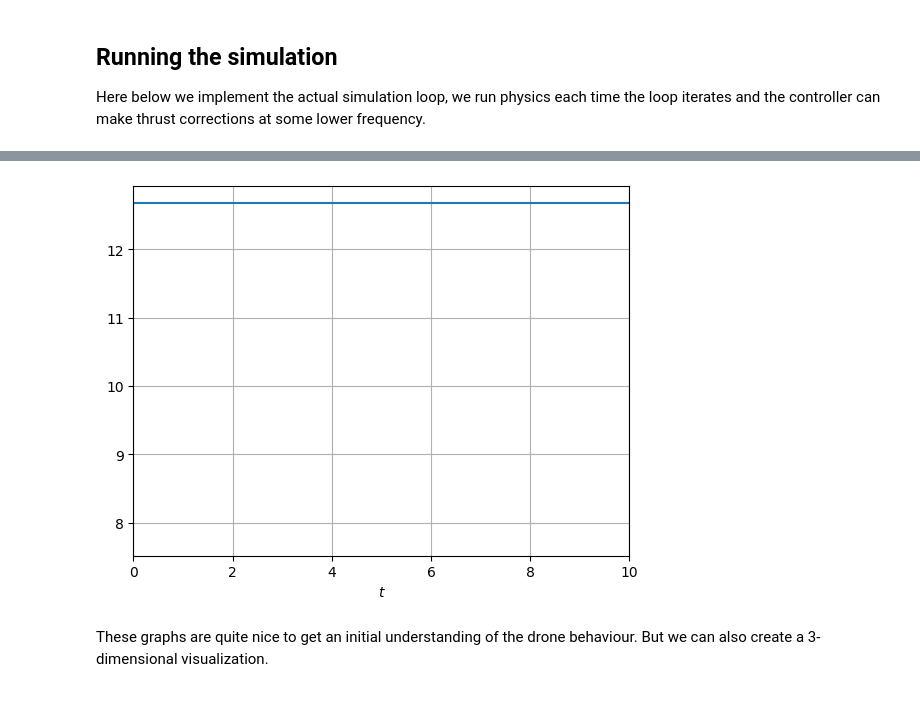
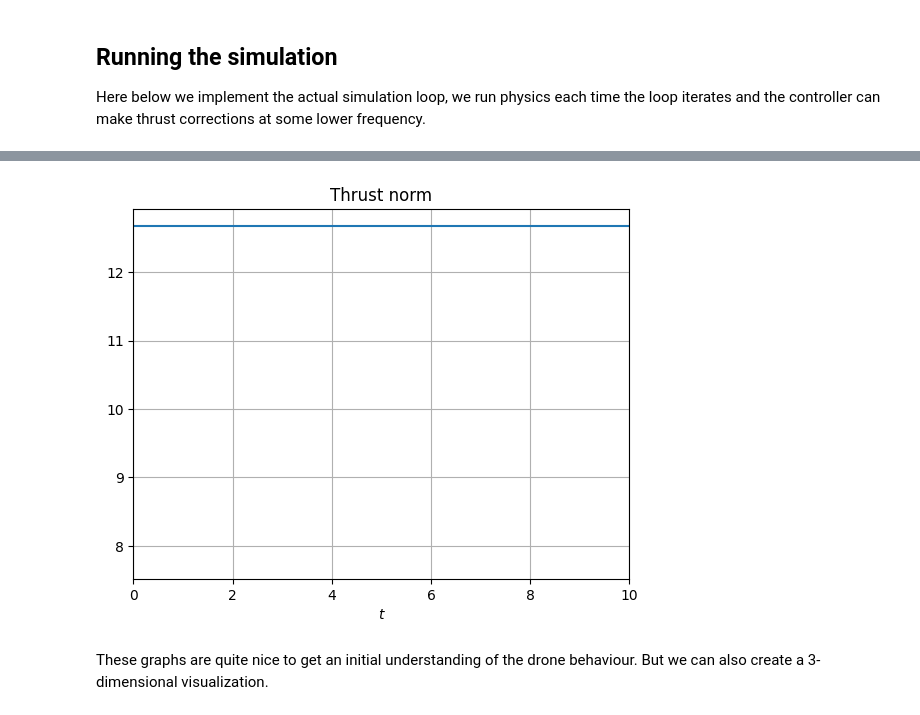
Before and after one commit to tuomorphism/drone_sim_nav, a Jupyter notebook: blog/drone_simulation.ipynb, the cells around one changed output, grey strips where cells are left out. Saved outputs shown, nothing was run; the diff lists cells and outputs as text; code cells hidden in the pictures.

```diff
--- a/blog/drone_simulation.ipynb
+++ b/blog/drone_simulation.ipynb
@@ -475,8 +477,8 @@ plt.grid()
 # %%
-sns.lineplot(thrust_norm).set(xlim=(timesteps[0], timesteps[-1]), xlabel='$t$')
+sns.lineplot(thrust_norm).set(xlim=(timesteps[0], timesteps[-1]), xlabel='$t$', title='Thrust norm')
 plt.grid()
 # %% [output]
-[figure, old version]
+[figure, new version]
 # %% [markdown]
 These graphs are quite nice to get an initial understanding of the drone behaviour. But we can also create a 3-dimensional visualization.
 # %% [markdown]
```
Also changed, not shown: parts of 4 cells of this notebook.
